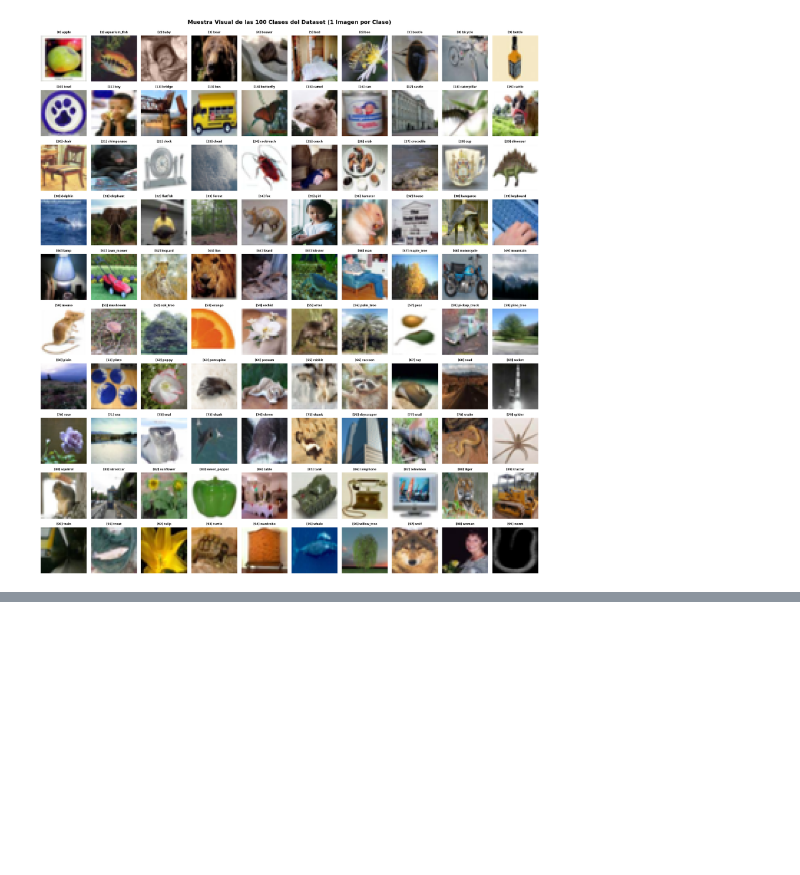
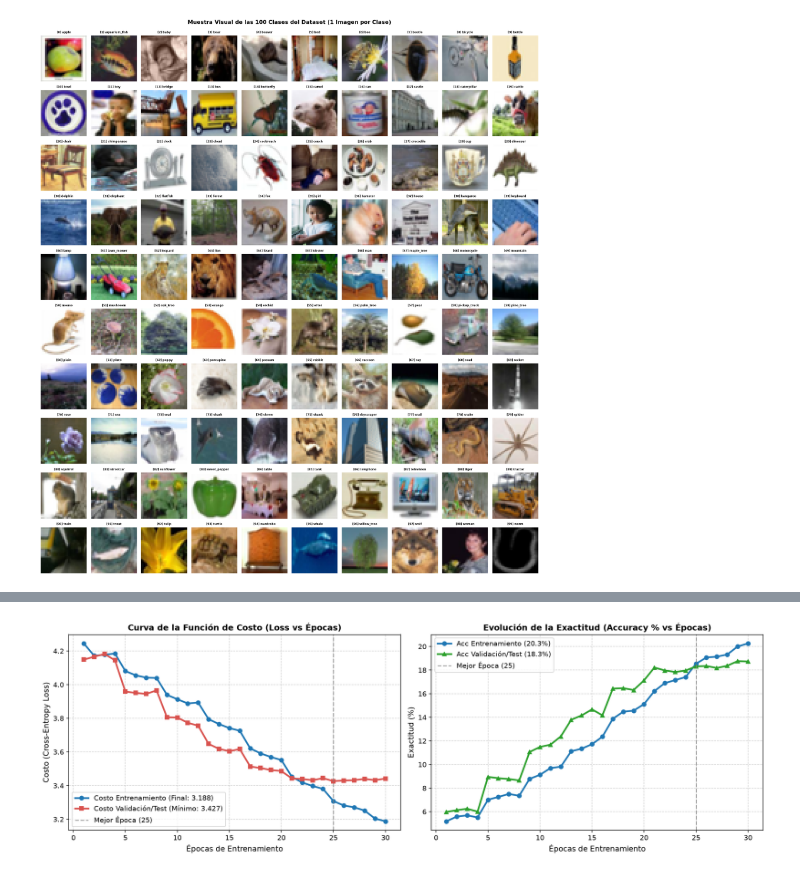
Before and after one commit to Xinger28/Inteligencia_Artificial, a Jupyter notebook: Laboratorios/Laboratorio6/Laboratorio5pytorch.ipynb, the cells around one changed output, grey strips where cells are left out. Drawn from its saved outputs; the diff is of its cells as text; code cells hidden in the pictures; blank space fills up the shorter version.

```diff
--- a/Laboratorios/Laboratorio6/Laboratorio5pytorch.ipynb
+++ b/Laboratorios/Laboratorio6/Laboratorio5pytorch.ipynb
@@ -604,0 +441,81 @@ skyscraper         56.0%
+# %%
+# ==============================================================================
+# GRÁFICA DE FUNCIÓN DE COSTO Y DIAGNÓSTICO: ¿FALTAN ÉPOCAS POR ITERAR?
+# ==============================================================================
+fig, axes = plt.subplots(1, 2, figsize=(15, 5), dpi=150)
+
+epocas_arr = hist['epoch']
+train_loss_arr = hist['loss']
+val_loss_arr = hist['val_loss']
+
+# 1. Gráfica de la Función de Costo (Pérdida / Cross-Entropy)
+axes[0].plot(epocas_arr, train_loss_arr, color='#1f77b4', lw=2.5, marker='o', label=f'Costo Entrenamiento (Final: {train_loss_arr[-1]:.3f})')
+axes[0].plot(epocas_arr, val_loss_arr, color='#d9534f', lw=2.5, marker='s', label=f'Costo Validación/Test (Mínimo: {best_val_loss:.3f})')
+
+# Señalar la mejor época
+mejor_epoca = epocas_arr[np.argmin(val_loss_arr)]
+axes[0].axvline(mejor_epoca, color='gray', linestyle='--', alpha=0.7, label=f'Mejor Época ({mejor_epoca})')
+
+axes[0].set_title('Curva de la Función de Costo (Loss vs Épocas)', fontsize=12, fontweight='bold')
+axes[0].set_xlabel('Épocas de Entrenamiento', fontsize=11)
+axes[0].set_ylabel('Costo (Cross-Entropy Loss)', fontsize=11)
+axes[0].grid(True, linestyle='--', alpha=0.6)
+axes[0].legend(fontsize=10)
+
+# 2. Gráfica de Exactitud (Accuracy)
+axes[1].plot(epocas_arr, np.array(hist['acc']) * 100, color='#1f77b4', lw=2.5, marker='o', label=f'Acc Entrenamiento ({hist["acc"][-1]*100:.1f}%)')
+axes[1].plot(epocas_arr, np.array(hist['val_acc']) * 100, color='#2ca02c', lw=2.5, marker='^', label=f'Acc Validación/Test ({acc_top1*100:.1f}%)')
+axes[1].axvline(mejor_epoca, color='gray', linestyle='--', alpha=0.7, label=f'Mejor Época ({mejor_epoca})')
+
+axes[1].set_title('Evolución de la Exactitud (Accuracy % vs Épocas)', fontsize=12, fontweight='bold')
+axes[1].set_xlabel('Épocas de Entrenamiento', fontsize=11)
+axes[1].set_ylabel('Exactitud (%)', fontsize=11)
+axes[1].grid(True, linestyle='--', alpha=0.6)
+axes[1].legend(fontsize=10)
+
+plt.tight_layout()
+plt.show()
+
+# ==============================================================================
+# PANEL DE DIAGNÓSTICO AUTOMATIZADO: ¿FALTAN ÉPOCAS POR ITERAR?
+# ==============================================================================
+delta_loss_final = 0.0
+if len(val_loss_arr) >= 3:
+    # Cambio en las últimas 3 épocas
+    delta_loss_final = val_loss_arr[-3] - val_loss_arr[-1]
+elif len(val_loss_arr) >= 2:
+    delta_loss_final = val_loss_arr[-2] - val_loss_arr[-1]
+
+brecha_sobreajuste = val_loss_arr[-1] - train_loss_arr[-1]
+
+print("=" * 80)
+print("DIAGNÓSTICO CUANTITATIVO DE CONVERGENCIA: ¿FALTAN ÉPOCAS POR ITERAR?")
+print("=" * 80)
+print(f" - Épocas ejecutadas:                   {len(epocas_arr)} de {EPOCHS}")
+print(f" - Mejor época obtenida:                Época {mejor_epoca} (Val Loss: {best_val_loss:.4f})")
+print(f" - Pérdida final en Entrenamiento:      {train_loss_arr[-1]:.4f}")
+print(f" - Pérdida final en Validación:         {val_loss_arr[-1]:.4f}")
+print(f" - Tasa de reducción reciente de costo: {delta_loss_final:.4f} en las últimas épocas")
+print(f" - Brecha Entrenamiento vs Validación:  {brecha_sobreajuste:.4f}")
+print("-" * 80)
+
+# Criterios de evaluación diagnóstica
+if len(epocas_arr) == EPOCHS and delta_loss_final > 0.05 and val_loss_arr[-1] <= best_val_loss + 0.02:
+    print(">>> VEREDICTO: [FALTAN ÉPOCAS PARA ITERAR (UNDERFITTING LEVE)]")
+    print("    La función de costo en validación aún presentaba una pendiente descendente activa")
+    print("    al alcanzar el límite de épocas. Se recomienda incrementar EPOCHS a 15 o 20 para")
+    print("    permitir que el modelo continúe descendiendo por el gradiente y alcance su mínimo.")
+elif patience_counter >= PATIENCE:
+    print(">>> VEREDICTO: [NO FALTAN ÉPOCAS - EARLY STOPPING DETUVO EL ENTRENAMIENTO]")
+    print(f"    El costo de validación dejó de mejorar durante {PATIENCE} épocas consecutivas.")
+    print("    Agregar más épocas solo causaría sobreajuste (memorización). El mejor modelo ya fue guardado.")
+elif abs(delta_loss_final) <= 0.03:
+    print(">>> VEREDICTO: [CONVERGENCIA ALCANZADA - NÚMERO DE ÉPOCAS ADECUADO]")
+    print("    La función de costo ha llegado a una meseta estable (pendiente casi nula).")
+    print("    Iterar más épocas no aportará ganancias significativas de precisión.")
+else:
+    print(">>> VEREDICTO: [ESTADO ESTABLE]")
+    print("    El modelo se encuentra en un punto balanceado de aprendizaje y generalización.")
+print("=" * 80)
+# %% [output]
+[figure, added]
```
Also changed, not shown: parts of 22 cells of this notebook, 7 other files.
